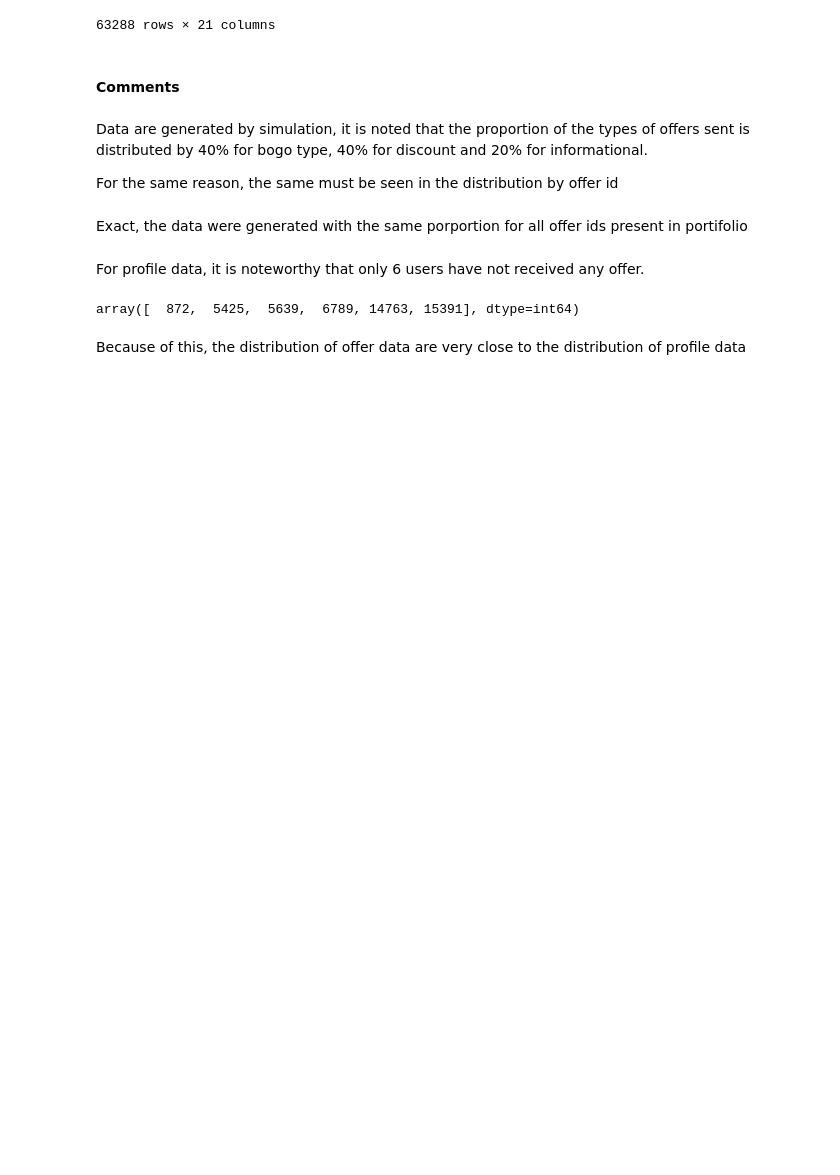
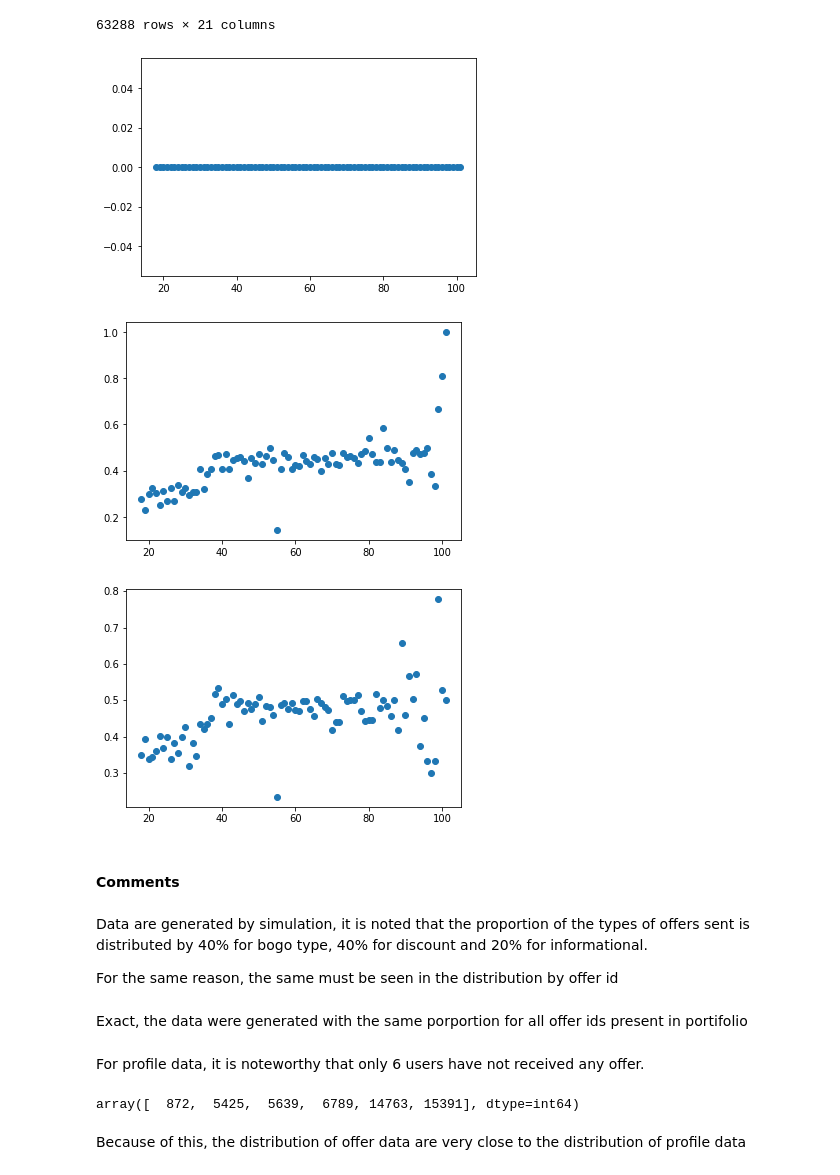
Before and after one commit to IsmaelMiranda11/capstone_project_offer_starbucks, a Jupyter notebook: Data Exploration.ipynb, the cells around one changed output. Cells and saved outputs as stored; diff of their text form; code cells hidden in the pictures; blank space fills up the shorter version.

```diff
--- a/Data Exploration.ipynb
+++ b/Data Exploration.ipynb
@@ -439,6 +507,26 @@ user_offer_df2
 | 63286 | 5 | 1.0 | 1.0 | 14.25 | 1.0 | 1.000000 | ... |
 | 63287 | 5 | 1.0 | 1.0 | 26.54 | 1.0 | 0.666667 | ... |
 63288 rows × 21 columns
+# %%
+# Plotting continuos varible
+
+plot_df = user_offer_df2.groupby(['offer_type', 'age'], as_index=False)['completed_after_view_rate'].mean()
+
+pdf = plot_df.loc[plot_df.offer_type == 'informational']
+plt.scatter(pdf.age, pdf.completed_after_view_rate)
+plt.show()
+
+pdf = plot_df.loc[plot_df.offer_type == 'bogo']
+plt.scatter(pdf.age, pdf.completed_after_view_rate)
+plt.show()
+
+pdf = plot_df.loc[plot_df.offer_type == 'discount']
+plt.scatter(pdf.age, pdf.completed_after_view_rate)
+plt.show()
+# %% [output]
+[figure, added]
+[figure, added]
+[figure, added]
 # %% [markdown]
 #### Comments
 # %% [markdown]
```
Also changed, not shown: parts of 17 cells of this notebook, 2 other files.
